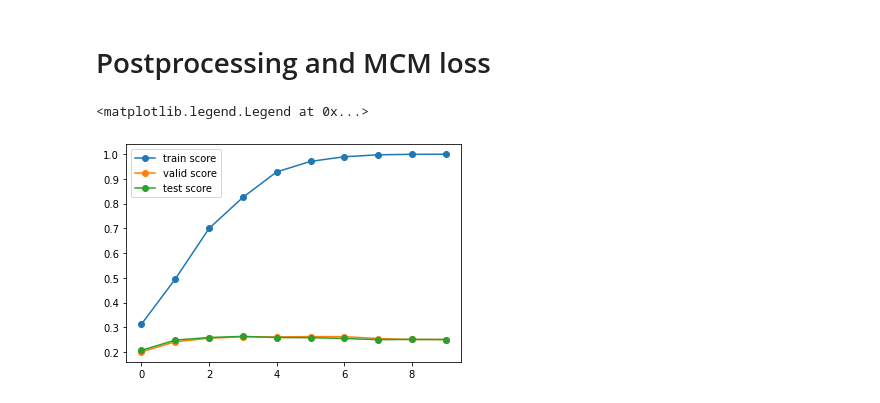
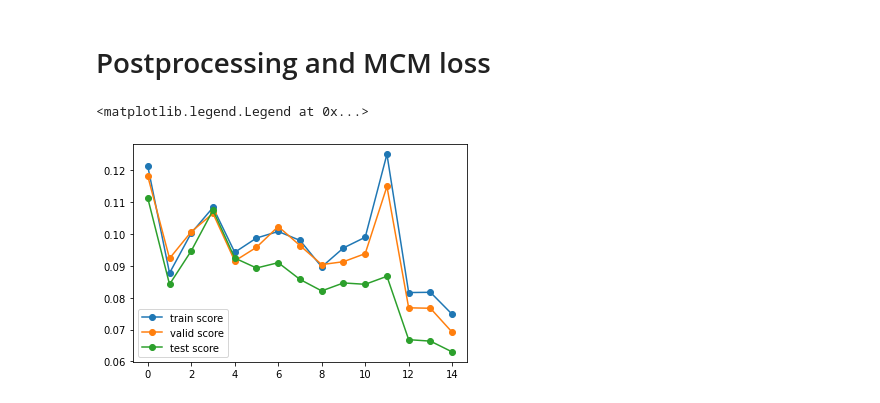
Before and after one commit to llcc402/chery_public, a Jupyter notebook: experiments_true_data.ipynb, the cells around one changed output. Cells and saved outputs as stored; diff of their text form; code cells hidden in the pictures.

Commit message:
add pytorch implementation; modified experiments true data: combine train and valid for training

```diff
--- a/experiments_true_data.ipynb
+++ b/experiments_true_data.ipynb
@@ -40,25 +49,7 @@ def get_structure_from_adajancency(adajancency):
 # %% [markdown]
 # Traditional binary log loss without postprocessing
-# %%
-dataset_name = 'seq_FUN'
-train, valid, test = initialize_dataset(dataset_name, datasets)
-structure = get_structure_from_adajancency(train.A)
-
-scalar = StandardScaler().fit(train.X)
-imputer = SimpleImputer(missing_values=np.nan, strategy='mean').fit(train.X)
-train.X = scalar.transform(imputer.transform(train.X))
-valid.X = scalar.transform(imputer.transform(valid.X))
-test.X = scalar.transform(imputer.transform(test.X))
-
-train.Y = tf.convert_to_tensor(train.Y, tf.float32)
-valid.Y = tf.convert_to_tensor(valid.Y, tf.float32)
-test.Y = tf.convert_to_tensor(test.Y, tf.float32)
-
-train_data = tf.data.Dataset.from_tensor_slices(
-    (train.X, train.Y)
-).shuffle(buffer_size = train.X.shape[0]).batch(batch_size=4)
 # %%
-model = HMCModel(structure, 500, [2000,2000], 0.5)
+model = HMCModel(structure, 500, [2000,500], 0.5)
 optimizer = tf.keras.optimizers.Adam(learning_rate=1e-4, decay=1e-5)
 
 def loss_fn(y_true, y_logits):
@@ -126,10 +151,9 @@ test_score_list
 # %%
-structure = get_structure_from_adajancency(train.A)
 model = HMCModel(structure, 500, [2000,2000], 0.7)
-optimizer = tf.keras.optimizers.Adam(learning_rate=1e-4, decay=1e-5)
+optimizer = tf.optimizers.Adam(learning_rate=1e-4, decay=1e-5)
 
 def mylog(x):
-    x = tf.where(x < 1e-20, 1e-20, x)
+    x = tf.where(x < 1e-30, 1e-30, x)
     return tf.math.log(x)
 
 def cross_y_log(y,prob):
@@ -137,62 +161,66 @@ def cross_y_log(y,prob):
     r = tf.where(y != 0, y * mylog(prob), 0)
     return r
 
-def mymax(prob, structure):
-    '''structure[i,j] = 1 iff i is a subclass of j, structure[i,i]=0 holds true for all i'''
-    structure = (structure + np.eye(structure.shape[0])).astype(np.int32)
-    prob1 = list()
-    for i in range(structure.shape[0]):
-        col_max = tf.reduce_max(prob * structure[:,i], axis=1, keepdims=True)
-        prob1.append(col_max)
-    return tf.concat(prob1, axis=1)
-
 def loss_fn(y_true, y_logits, structure):
     idx = tf.cast(tf.reduce_sum(y_true, axis=0) != y_true.shape[0], tf.float32) # remove root nodes
     prob = tf.nn.sigmoid(y_logits)
-    part1 = - y_true * mylog(mymax(prob * y_true, structure))
-    part2 = - (1-y_true) * mylog(1 - mymax(prob, structure))
+    part1 = - y_true * mylog(mymax1(prob * y_true, structure))
+    part2 = - (1-y_true) * mylog(1 - mymax1(prob, structure))
     loss = part1 + part2
     loss = tf.reduce_mean(loss * idx)
     return loss
 
+def loss_fn_funny(y_true, prob, structure):
+    idx = tf.squeeze(tf.where(tf.reduce_sum(y_true, axis=0) != y_true.shape[0])) # remove root nodes
+    c_out = mymax1(prob, structure)
+    t_out = y_true * prob
+    t_out = mymax1(t_out, structure)
+    t_out = (1-y_true) * c_out + y_true * t_out
+    y_true1 = tf.gather(y_true, idx, axis=1)
+    t_out1 = tf.gather(t_out, idx, axis=1)
+    loss = tf.losses.BinaryCrossentropy(from_logits=False)(
+        y_true1, t_out1
+    )
+    return loss
+
 def train_a_step(model, optimizer, x_batch, y_batch, structure):
     with tf.GradientTape() as tape:
-        logits = model(x_batch)
-        loss = loss_fn(y_batch, logits, structure)
+        prob = model(x_batch)
+        loss = loss_fn_funny(y_batch, prob, structure)
         variables = model.trainable_variables
         gradients = tape.gradient(loss, variables)
         optimizer.apply_gradients(zip(gradients, variables))
     return loss
 
 def train_epochs(model, optimizer, train_data, epochs, structure):
-    steps = train.X.shape[0] // 4
+    steps = (train.X.shape[0]+valid.X.shape[0]) // 4
     loss_list = []
     train_score_list = []
     valid_score_list = []
     test_score_list = []
     for epoch in range(epochs):
         loss = 0
         for x_batch, y_batch in train_data.take(steps):
             loss += train_a_step(model, optimizer, x_batch, y_batch, structure)
         loss /= steps
         loss_list.append(loss)
         train_score = custom_score(train.Y, model.predict(train.X))
         valid_score = custom_score(valid.Y, model.predict(valid.X))
         test_score = custom_score(test.Y, model.predict(test.X))
         train_score_list.append(train_score)
         valid_score_list.append(valid_score)
         test_score_list.append(test_score)
     return loss_list, train_score_list, valid_score_list, test_score_list
 
 loss_list, train_score_list, valid_score_list, test_score_list = train_epochs(model,
                                                                               optimizer,
                                                                               train_data,
-                                                                              10,
+                                                                              15,
                                                                               structure)
 plt.plot(train_score_list, '-o', label='train score')
 plt.plot(valid_score_list, '-o', label = 'valid score')
 plt.plot(test_score_list, '-o', label = 'test score')
 plt.legend()
 # %% [output]
 <matplotlib.legend.Legend at 0x...>
-[figure, old version]
+[figure, new version]
```
Also changed, not shown: parts of 10 cells of this notebook, 1 other file.
